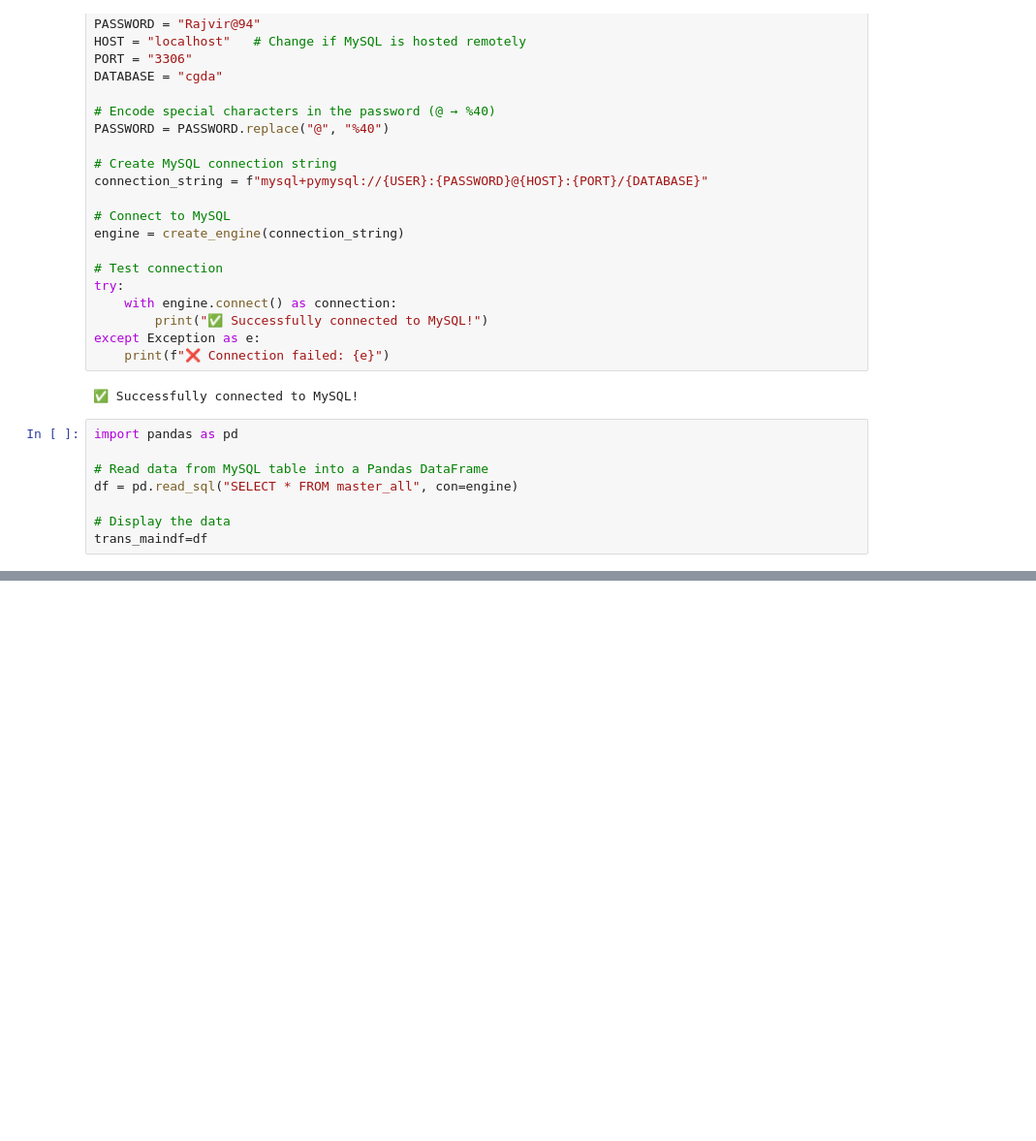
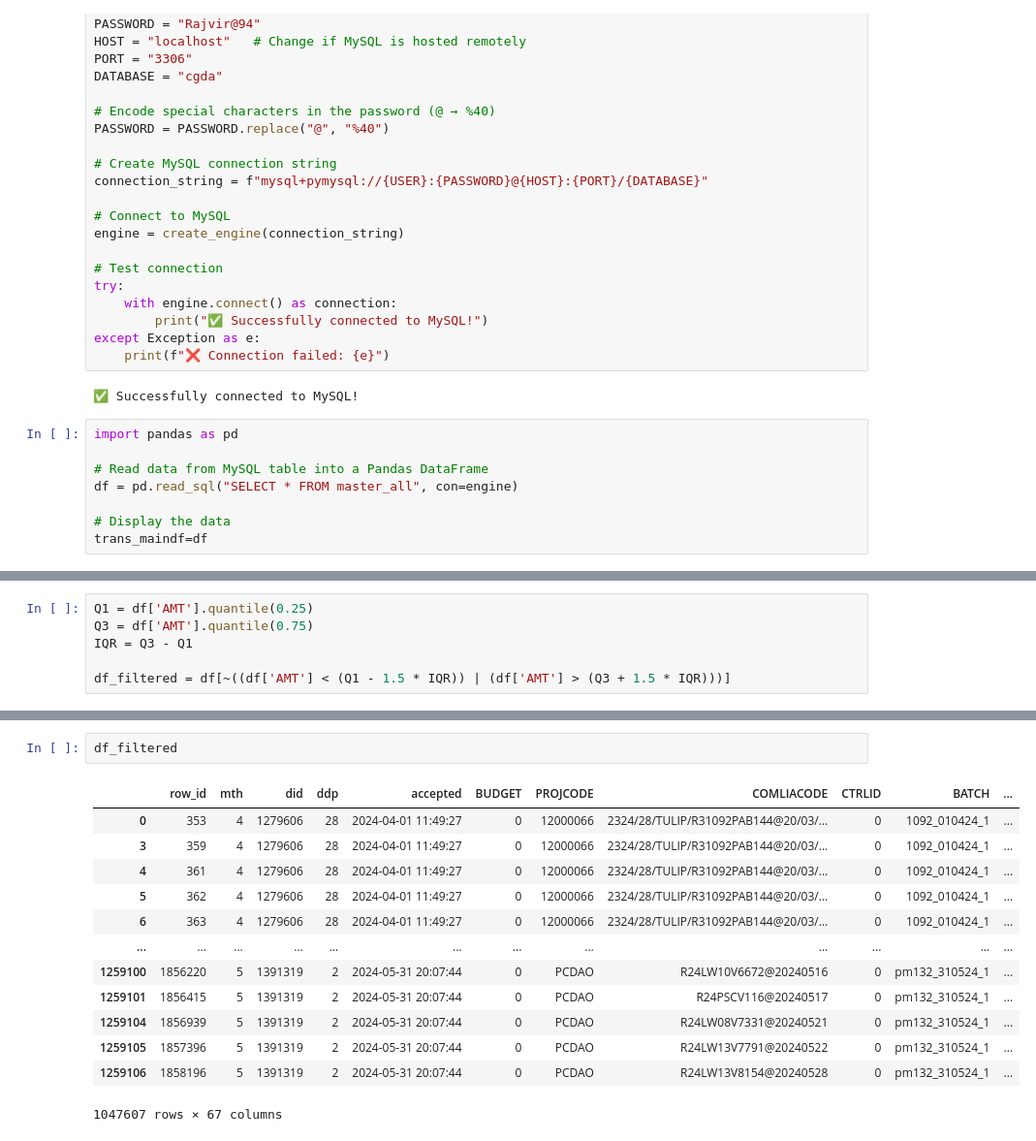
Before and after one commit to Rajvirkumar99/Pandas029_2023, a Jupyter notebook: pandas/ParticePandas_01.ipynb, the cells around one changed output, grey strips where cells are left out. Shown: that part at 97% size. Drawn from its saved outputs; the diff is of its cells as text; blank space fills up the shorter version.

```diff
--- a/pandas/ParticePandas_01.ipynb
+++ b/pandas/ParticePandas_01.ipynb
@@ -171,0 +408,6 @@ AttributeError: 'list' object has no attribute 'columns'
+# %%
+Q1 = df['AMT'].quantile(0.25)
+Q3 = df['AMT'].quantile(0.75)
+IQR = Q3 - Q1
+
+df_filtered = df[~((df['AMT'] < (Q1 - 1.5 * IQR)) | (df['AMT'] > (Q3 + 1.5 * IQR)))]
@@ -171,0 +419,16 @@ AttributeError: 'list' object has no attribute 'columns'
+# %%
+df_filtered
+# %% [output]
+|  | row_id | mth | did | ddp | accepted | BUDGET | PROJCODE | COMLIACODE | CTRLID | BATCH | ... |
+| 0 | 353 | 4 | 1279606 | 28 | 2024-04-01 11:49:27 | 0 | 12000066 | 2324/28/TULIP/R31092PAB144@20/03/... | 0 | 1092_010424_1 | ... |
+| 3 | 359 | 4 | 1279606 | 28 | 2024-04-01 11:49:27 | 0 | 12000066 | 2324/28/TULIP/R31092PAB144@20/03/... | 0 | 1092_010424_1 | ... |
+| 4 | 361 | 4 | 1279606 | 28 | 2024-04-01 11:49:27 | 0 | 12000066 | 2324/28/TULIP/R31092PAB144@20/03/... | 0 | 1092_010424_1 | ... |
+| 5 | 362 | 4 | 1279606 | 28 | 2024-04-01 11:49:27 | 0 | 12000066 | 2324/28/TULIP/R31092PAB144@20/03/... | 0 | 1092_010424_1 | ... |
+| 6 | 363 | 4 | 1279606 | 28 | 2024-04-01 11:49:27 | 0 | 12000066 | 2324/28/TULIP/R31092PAB144@20/03/... | 0 | 1092_010424_1 | ... |
+| ... | ... | ... | ... | ... | ... | ... | ... | ... | ... | ... | ... |
+| 1259100 | 1856220 | 5 | 1391319 | 2 | 2024-05-31 20:07:44 | 0 | PCDAO | R24LW10V6672@20240516 | 0 | pm132_310524_1 | ... |
+| 1259101 | 1856415 | 5 | 1391319 | 2 | 2024-05-31 20:07:44 | 0 | PCDAO | R24PSCV116@20240517 | 0 | pm132_310524_1 | ... |
+| 1259104 | 1856939 | 5 | 1391319 | 2 | 2024-05-31 20:07:44 | 0 | PCDAO | R24LW08V7331@20240521 | 0 | pm132_310524_1 | ... |
+| 1259105 | 1857396 | 5 | 1391319 | 2 | 2024-05-31 20:07:44 | 0 | PCDAO | R24LW13V7791@20240522 | 0 | pm132_310524_1 | ... |
+| 1259106 | 1858196 | 5 | 1391319 | 2 | 2024-05-31 20:07:44 | 0 | PCDAO | R24LW13V8154@20240528 | 0 | pm132_310524_1 | ... |
+1047607 rows × 67 columns
```
Also changed, not shown: parts of 83 cells of this notebook, 1 other file.
